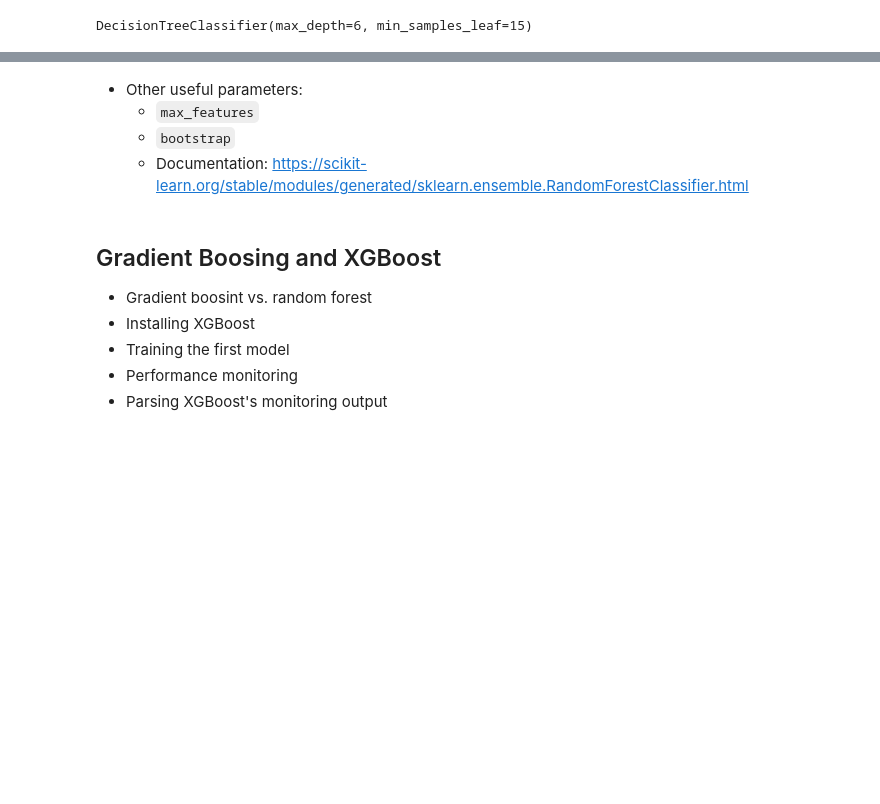
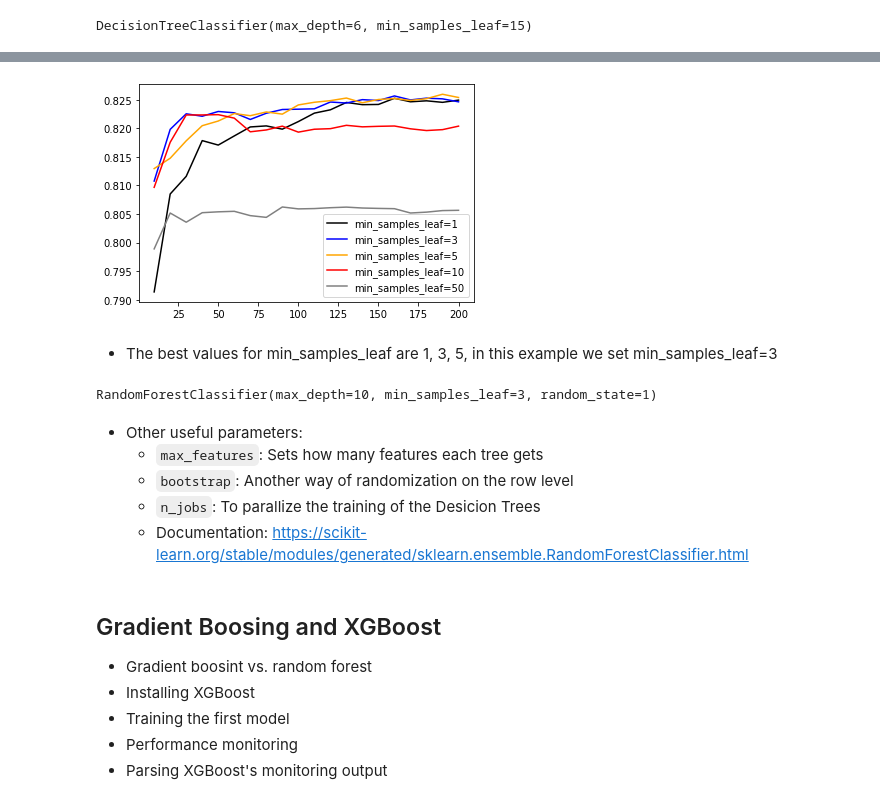
Before and after one commit to froukje/ml-zoomcamp, a Jupyter notebook: week6/Lecture_6_Decision_Trees_Ensemble_Learning.ipynb, the cells around one changed output, grey strips where cells are left out. Drawn from its saved outputs; the diff is of its cells as text; code cells hidden in the pictures; blank space fills up the shorter version.

````diff
--- a/week6/Lecture_6_Decision_Trees_Ensemble_Learning.ipynb
+++ b/week6/Lecture_6_Decision_Trees_Ensemble_Learning.ipynb
@@ -802,0 +894,20 @@ DecisionTreeClassifier(max_depth=6, min_samples_leaf=15)
+# %%
+scores = []
+max_depth=10
+
+for s in [1, 3, 5, 10, 50]:
+    for n in range(10, 201, 10):
+        rf = RandomForestClassifier(n_estimators=n,
+                                    max_depth=max_depth,
+                                    min_samples_leaf=s,
+                                    random_state=1)
+        rf.fit(X_train, y_train)
+
+        y_pred = rf.predict_proba(X_val)[:,1]
+
+        auc = roc_auc_score(y_val, y_pred)
+        scores.append((s, n, auc))
+# %%
+columns=["min_samples_leaf", "n_estimators", "auc"]
+df_scores = pd.DataFrame(scores, columns=columns)
+df_scores.head()
@@ -802,0 +921,12 @@ DecisionTreeClassifier(max_depth=6, min_samples_leaf=15)
+# %%
+colors = ["black", "blue", "orange", "red", "grey"]
+min_samples_leaf_values = [1, 3, 5, 10, 50]
+
+for s, col in zip(min_samples_leaf_values, colors):
+    df_subset = df_scores[df_scores.min_samples_leaf==s]
+    plt.plot(df_subset.n_estimators, df_subset.auc, label=f"min_samples_leaf={s}", color=col)
+plt.legend();
+# %% [output]
+[figure, added]
+# %% [markdown]
+* The best values for min_samples_leaf are 1, 3, 5, in this example we set min_samples_leaf=3
@@ -803,7 +935,17 @@ DecisionTreeClassifier(max_depth=6, min_samples_leaf=15)
+# %%
+# Train Random Forest with these values
+rf = RandomForestClassifier(n_estimators=100,
+                                    max_depth=max_depth,
+                                    min_samples_leaf=min_samples_leaf,
+                                    random_state=1)
+rf.fit(X_train, y_train)
+# %% [output]
+RandomForestClassifier(max_depth=10, min_samples_leaf=3, random_state=1)
 # %% [markdown]
 * Other useful parameters:
-    * ```max_features```
-    * ```bootstrap```
+    * ```max_features```: Sets how many features each tree gets
+    * ```bootstrap```: Another way of randomization on the row level
+    * ```n_jobs```: To parallize the training of the Desicion Trees
     * Documentation: https://scikit-learn.org/stable/modules/generated/sklearn.ensemble.RandomForestClassifier.html
 # %% [markdown]
 ## Gradient Boosing and XGBoost
````
Also changed, not shown: parts of 26 cells of this notebook, 1 other file.
